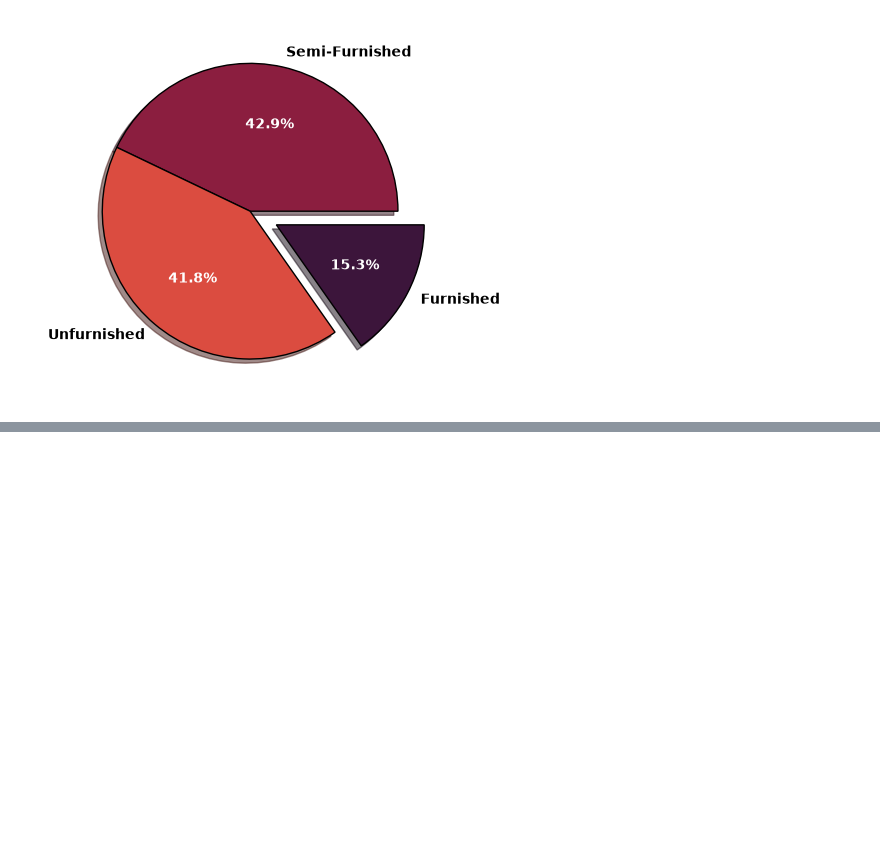
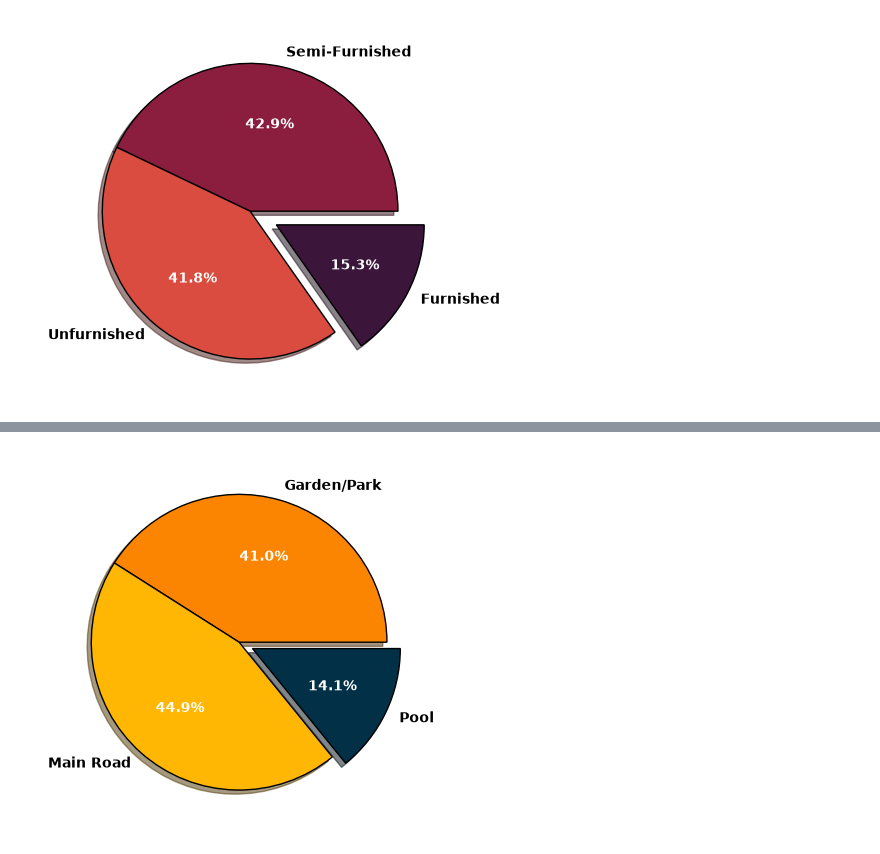
Before and after one commit to TalhaEjaz19040/house_price_prediction, a Jupyter notebook: notebooks/eda.ipynb, the cells around one changed output, grey strips where cells are left out. Cells and saved outputs as stored; diff of their text form; code cells hidden in the pictures; blank space fills up the shorter version.

```diff
--- a/notebooks/eda.ipynb
+++ b/notebooks/eda.ipynb
@@ -151,0 +211,5 @@ memory usage: 10.9 MB
+# %%
+overlooking_df = pd.Series([garden_park, main_road, pool], index= ['Garden/Park', 'Main Road', 'Pool'])
+pie(overlooking_df, [0, 0, 0.1], ['#fb8500', '#ffb703', '#023047'], 'black', 'white')
+# %% [output]
+[figure, added]
```
Also changed, not shown: parts of 11 cells of this notebook.
